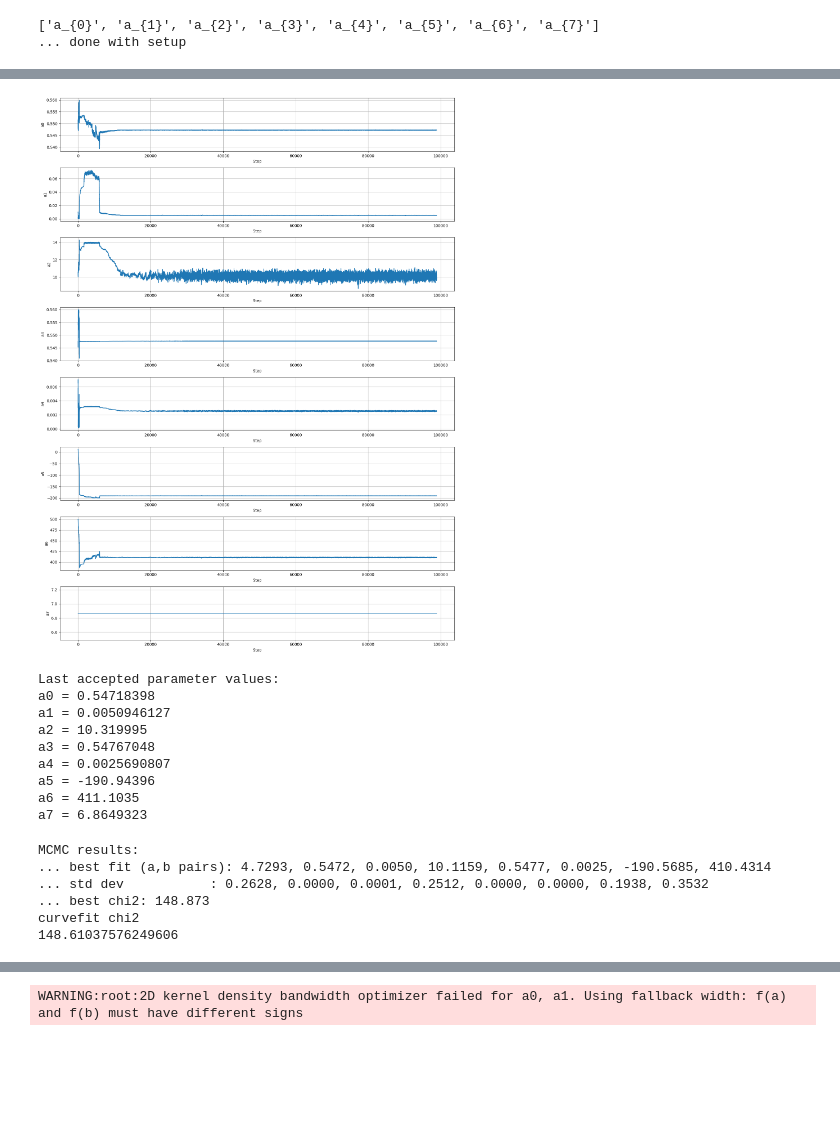
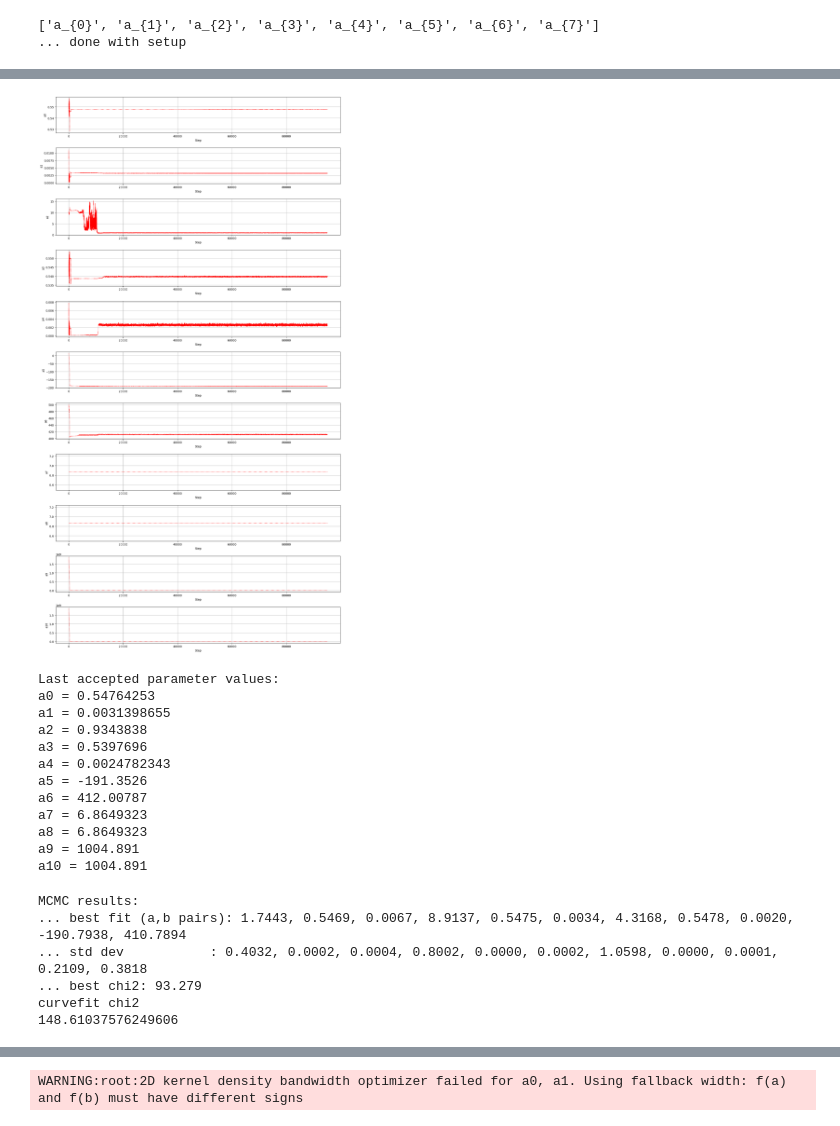
Before and after one commit to avantika2408/Data-Analysis-and-Model-Fitting, a Jupyter notebook: mcmc.ipynb, the cells around one changed output, grey strips where cells are left out. Drawn from its saved outputs; the diff is of its cells as text; code cells hidden in the pictures; blank space fills up the shorter version.

```diff
--- a/mcmc.ipynb
+++ b/mcmc.ipynb
@@ -286,45 +591,51 @@ columns = {
     "a0": 3,
     "a1": 4,
     "a2": 5,
     "a3": 6,
     "a4": 7,
     "a5":8,
     "a6":9,
     "a7":10,
+    "a8":11,
+    "a9":12,
+    "a10":13,
     "minuslogprior": 8
 }
 
 # List of parameters you want to plot
-params_text = ["a0", "a1", "a2", "a3", "a4","a5","a6", "a7"]
+params_text = ["a0", "a1", "a2", "a3", "a4","a5","a6", "a7","a8","a9", "a10"]
 
 # Plot each parameter vs steps
 plt.figure(figsize=(15, 2.5 * len(params_text)))
 for i, p in enumerate(params_text):
     plt.subplot(len(params_text), 1, i + 1)
-    plt.plot(data[:, columns[p]])
+    plt.plot(data[:, columns[p]], "r:")
     # plt.xlim((150000,175000))
     plt.ylabel(p)
     plt.xlabel("Step")
     plt.grid(True)
 
 plt.tight_layout()
 plt.show()
 
 # Print last accepted value of each parameter
 print("Last accepted parameter values:")
 for p in params_text:
     print(f"{p} = {data[-1, columns[p]]}")
 # %% [output]
-[figure, old version]
+[figure, new version]
 Last accepted parameter values:
-a0 = 0.54718398
-a1 = 0.0050946127
-a2 = 10.319995
-a3 = 0.54767048
-a4 = 0.0025690807
-a5 = -190.94396
-a6 = 411.1035
+a0 = 0.54764253
+a1 = 0.0031398655
+a2 = 0.9343838
+a3 = 0.5397696
+a4 = 0.0024782343
+a5 = -191.3526
+a6 = 412.00787
 a7 = 6.8649323
+a8 = 6.8649323
+a9 = 1004.891
+a10 = 1004.891
 # %%
 import numpy as np
 import matplotlib.pyplot as plt
@@ -384,7 +695,7 @@ if Show_Cobaya:
 
     for i, idx in enumerate(indices):
         params_i = sample[2:2+dim, idx]
-        poly_boot[i] = model(x, *params_i)
+        poly_boot[i] = triplegauss(x, *params_i)
 
     poly_16pc = np.percentile(poly_boot, 16, axis=0)
     poly_84pc = np.percentile(poly_boot, 84, axis=0)
@@ -430,8 +741,8 @@ noise_sigma = np.std(residuals, ddof=1)
 print(chi2(y, y_curve_fit, noise_sigma))
 # %% [output]
 MCMC results:
-... best fit (a,b pairs): 4.7293, 0.5472, 0.0050, 10.1159, 0.5477, 0.0025, -190.5685, 410.4314
-... std dev           : 0.2628, 0.0000, 0.0001, 0.2512, 0.0000, 0.0000, 0.1938, 0.3532
-... best chi2: 148.873
+... best fit (a,b pairs): 1.7443, 0.5469, 0.0067, 8.9137, 0.5475, 0.0034, 4.3168, 0.5478, 0.0020, -190.7938, 410.7894
+... std dev           : 0.4032, 0.0002, 0.0004, 0.8002, 0.0000, 0.0002, 1.0598, 0.0000, 0.0001, 0.2109, 0.3818
+... best chi2: 93.279
 curvefit chi2
 148.61037576249606
```
Also changed, not shown: parts of 11 cells of this notebook.
